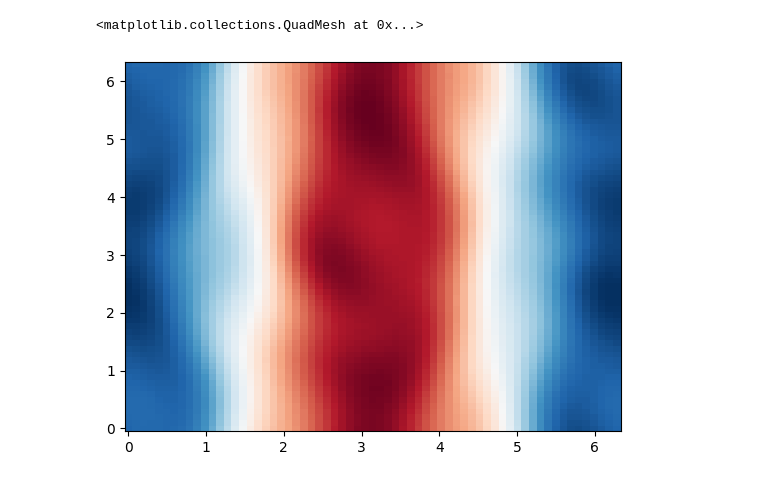
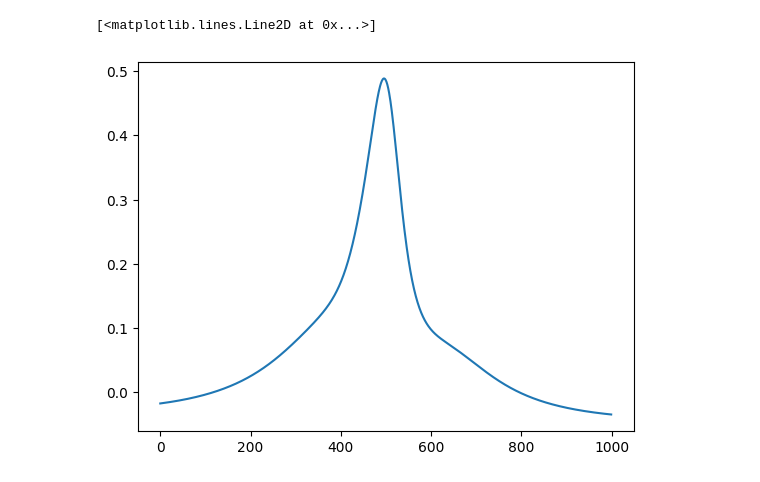
Before and after one commit to Fastaxx/equation-ednn, a Jupyter notebook: ednn_solver/GL_equation/post-process.ipynb, the cells around one changed output. Drawn from its saved outputs; the diff is of its cells as text; code cells hidden in the pictures.

```diff
--- a/ednn_solver/GL_equation/post-process.ipynb
+++ b/ednn_solver/GL_equation/post-process.ipynb
@@ -66,12 +35,0 @@ Text(0, 0.5, 'Loss')
-# %%
-fig, ax = plt.subplots()
-
-
-# Surface Plot
-
-ax.pcolormesh(x, y, omega, cmap='RdBu')
-
-# Labels
-# %% [output]
-<matplotlib.collections.QuadMesh at 0x...>
-[figure, removed]
@@ -78,3 +39,8 @@ ax.pcolormesh(x, y, omega, cmap='RdBu')
+# %%
+plt.plot(u)
+# %% [output]
+[<matplotlib.lines.Line2D at 0x...>]
+[figure, added]
 # %%
 u_list = natsorted(glob.glob('./GL_NN/U*'))
 v_list = natsorted(glob.glob('./GL_NN/V*'))
```
Also changed, not shown: parts of 7 cells of this notebook, 17 other files.
